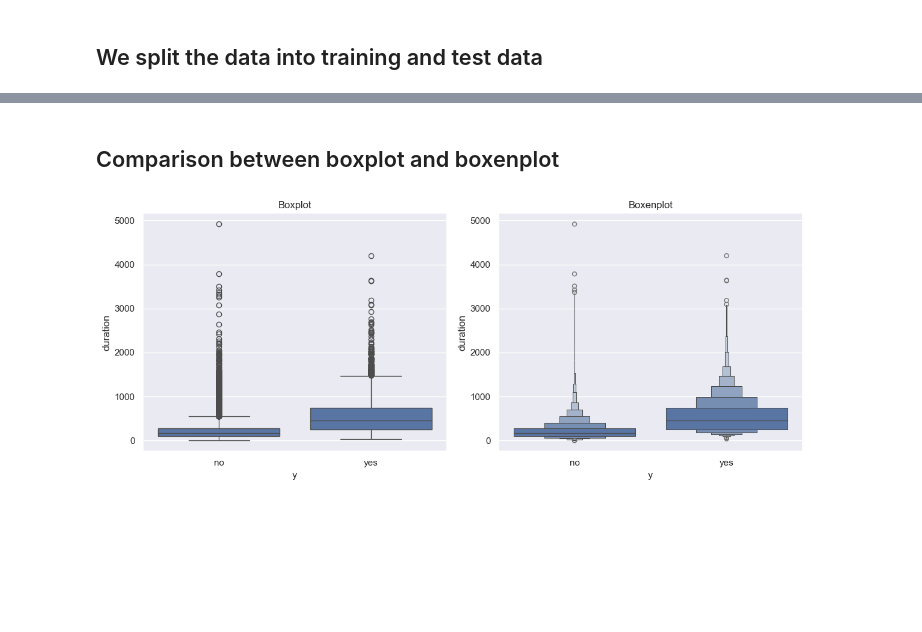
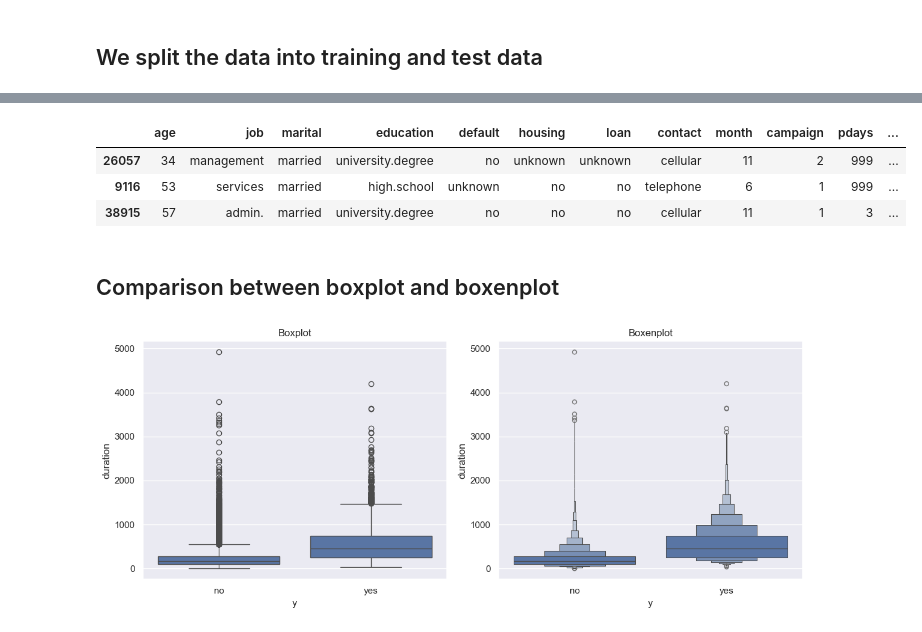
Before and after one commit to anoopungrd/sgh-advanced-analytics-big-data, a Jupyter notebook: semester-1/data-mining/project/code/Bank_Marketing_Notebook.ipynb, the cells around one changed output, grey strips where cells are left out. Cells and saved outputs as stored; diff of their text form; code cells hidden in the pictures; blank space fills up the shorter version.

Commit message:
Finished Data Prep stage

```diff
--- a/semester-1/data-mining/project/code/Bank_Marketing_Notebook.ipynb
+++ b/semester-1/data-mining/project/code/Bank_Marketing_Notebook.ipynb
@@ -794,0 +802,12 @@ nr.employed    -1.04  -0.00     11.0             0
+# %%
+# drop day_of_week
+cat_cols = ['job', 'marital', 'education', 'default',
+            'housing', 'loan', 'contact', 'poutcome']       # columns to one-hot encode
+df_model_prep = df_clean.drop(columns=['day_of_week', 'duration']).copy()
+df_model_prep['y'] = df_model_prep['y'].map({'no': 0, 'yes': 1})
+# %%
+# A fixed mapping learns nothing from the data, so it is safe before the split.
+month_map = {'jan':1, 'feb':2, 'mar':3, 'apr':4, 'may':5, 'jun':6,
+             'jul':7, 'aug':8, 'sep':9, 'oct':10, 'nov':11, 'dec':12}
+df_model_prep['month'] = df_model_prep['month'].map(month_map)
+print("unmapped months:", df_model_prep['month'].isna().sum())   # must be 0
@@ -796,10 +841,10 @@ nr.employed    -1.04  -0.00     11.0             0
 ## We split the data into training and test data
 # %%
 # Split in train and test sets
-X_train, X_test, y_train, y_test = train_test_split(df_clean.drop('y', axis=1),
-                                                    df_clean['y'],
+X_train, X_test, y_train, y_test = train_test_split(df_model_prep.drop('y', axis=1),
+                                                    df_model_prep['y'],
                                                     test_size=0.2,
-                                                    stratify=df_clean['y'],
+                                                    stratify=df_model_prep['y'],
                                                     random_state=42)
 
 # train
@@ -812,0 +1026,8 @@ df_test = pd.concat([X_test, y_test], axis=1)
+# %%
+# View the clean data
+df_train.sample(3)
+# %% [output]
+|  | age | job | marital | education | default | housing | loan | contact | month | campaign | pdays | ... |
+| 26057 | 34 | management | married | university.degree | no | unknown | unknown | cellular | 11 | 2 | 999 | ... |
+| 9116 | 53 | services | married | high.school | unknown | no | no | telephone | 6 | 1 | 999 | ... |
+| 38915 | 57 | admin. | married | university.degree | no | no | no | cellular | 11 | 1 | 3 | ... |
```
Also changed, not shown: parts of 35 cells of this notebook, 3 other files.
